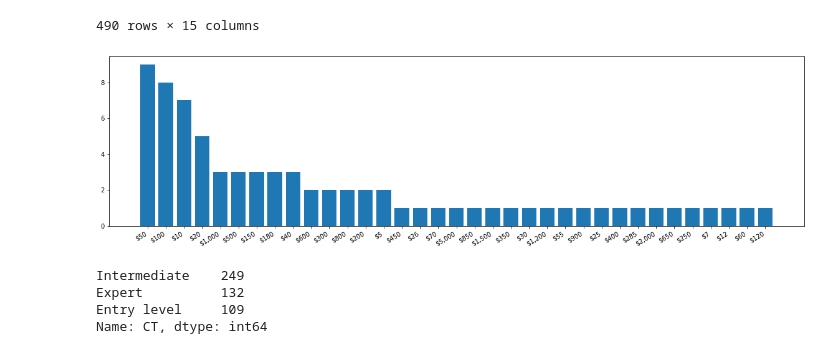
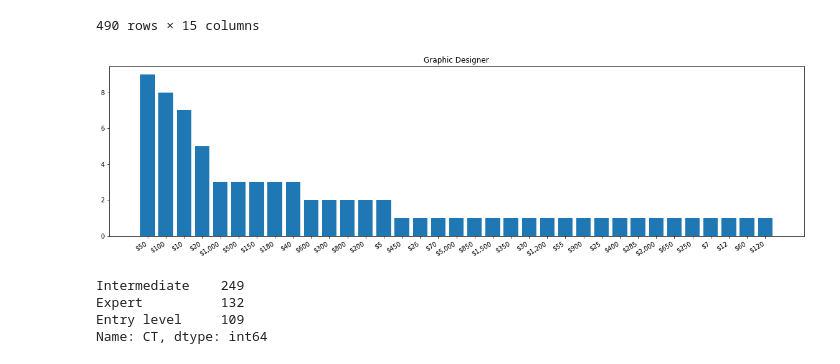
Before and after one commit to jvicrosario1106/husay_project_task, a Jupyter notebook: Data Analysis/Upwork Analysis/upwork_graphic_designer.ipynb, the cells around one changed output. Cells and saved outputs as stored; diff of their text form; code cells hidden in the pictures.

```diff
--- a/Data Analysis/Upwork Analysis/upwork_graphic_designer.ipynb
+++ b/Data Analysis/Upwork Analysis/upwork_graphic_designer.ipynb
@@ -29,13 +29,14 @@ merge["Est.Proj-Budget"] = merge["Est.Proj-Budget"].str.strip()
 # %%
 filt = (merge["Est.Proj-Budget"] != "None") & (merge["Est.Proj-Budget"].notna())
 filter_est = merge.loc[filt]
 count_est = filter_est["Est.Proj-Budget"].value_counts()
 plt.figure(figsize=(20, 5))
 plt.bar(count_est.index, count_est.values)
+plt.title("Graphic Designer")
 plt.xticks(rotation=30, ha="right")
 plt.show()
 # %% [output]
-[figure, old version]
+[figure, new version]
 # %%
 filt_first_tier = merge["Contractor_tier"].fillna("")
 # frame_first_tier =  merge.loc[filt_first_tier,"Contractor_tier"]
```
Also changed, not shown: 10 other files.
